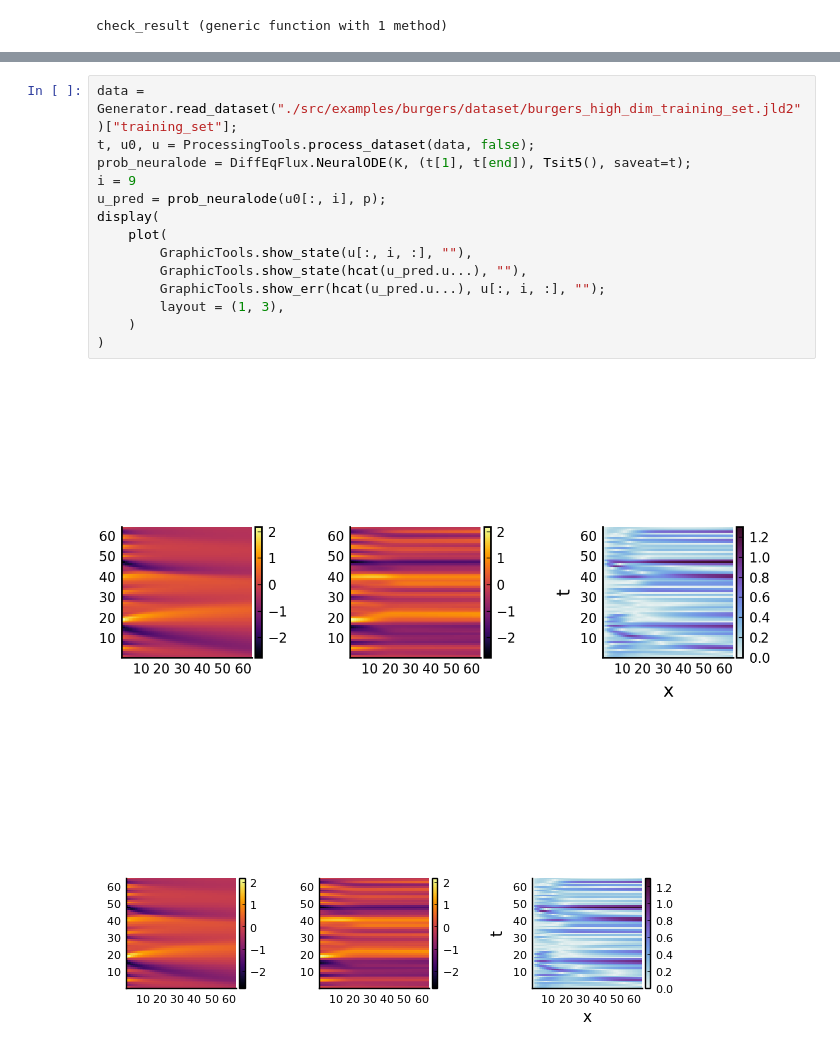
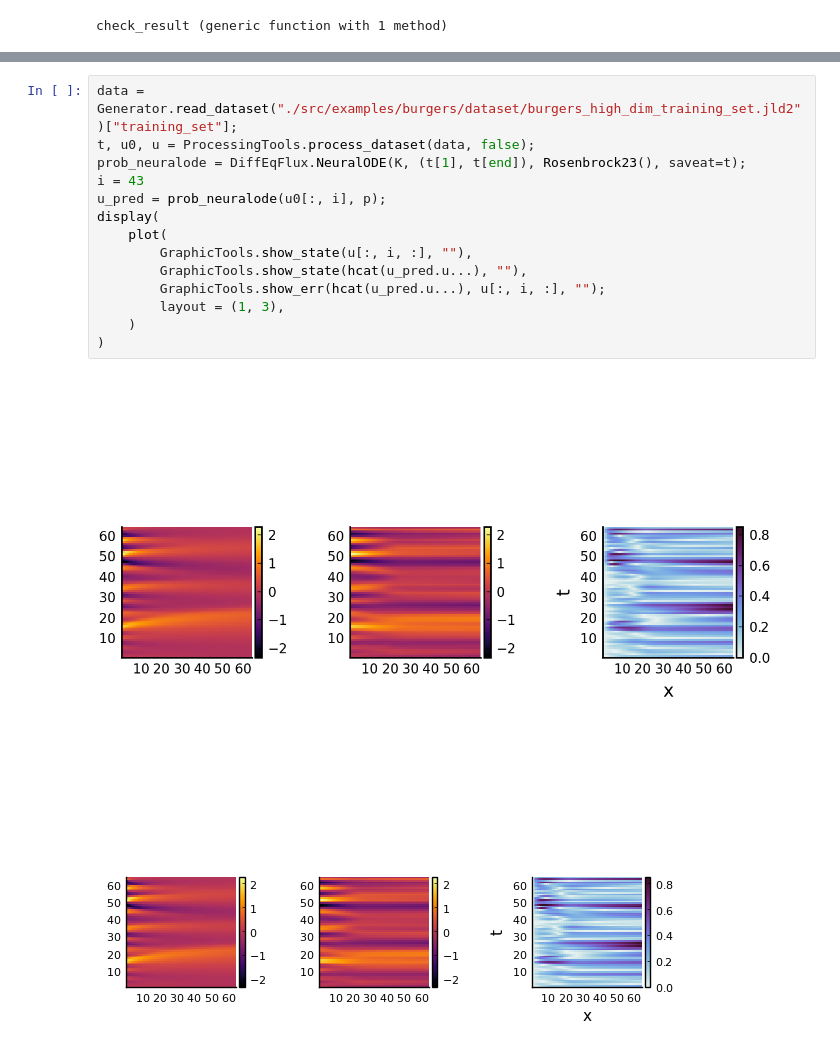
Before and after one commit to vdesgrange/closure-model, a Jupyter notebook: experiments/julia_src/neural_closure/burgers_equation_neural_ode.ipynb, the cells around one changed output, grey strips where cells are left out. Drawn from its saved outputs; the diff is of its cells as text.

```diff
--- a/experiments/julia_src/neural_closure/burgers_equation_neural_ode.ipynb
+++ b/experiments/julia_src/neural_closure/burgers_equation_neural_ode.ipynb
@@ -400,17 +425,17 @@ check_result(K, p, 2)
-# %%
-data = Generator.read_dataset("./src/examples/burgers/dataset/burgers_high_dim_training_set.jld2")["training_set"];
-t, u0, u = ProcessingTools.process_dataset(data, false);
-prob_neuralode = DiffEqFlux.NeuralODE(K, (t[1], t[end]), Tsit5(), saveat=t);
-i = 9
-u_pred = prob_neuralode(u0[:, i], p);
-display(
-    plot(
-        GraphicTools.show_state(u[:, i, :], ""),
-        GraphicTools.show_state(hcat(u_pred.u...), ""),
-        GraphicTools.show_err(hcat(u_pred.u...), u[:, i, :], "");
-        layout = (1, 3),
-    )
-)
-# %% [output]
-[figure, removed]
-[figure, removed]
+# %%
+data = Generator.read_dataset("./src/examples/burgers/dataset/burgers_high_dim_training_set.jld2")["training_set"];
+t, u0, u = ProcessingTools.process_dataset(data, false);
+prob_neuralode = DiffEqFlux.NeuralODE(K, (t[1], t[end]), Rosenbrock23(), saveat=t);
+i = 43
+u_pred = prob_neuralode(u0[:, i], p);
+display(
+    plot(
+        GraphicTools.show_state(u[:, i, :], ""),
+        GraphicTools.show_state(hcat(u_pred.u...), ""),
+        GraphicTools.show_err(hcat(u_pred.u...), u[:, i, :], "");
+        layout = (1, 3),
+    )
+)
+# %% [output]
+[figure, added]
+[figure, added]
```
Also changed, not shown: parts of 7 cells of this notebook, 1 other file.
